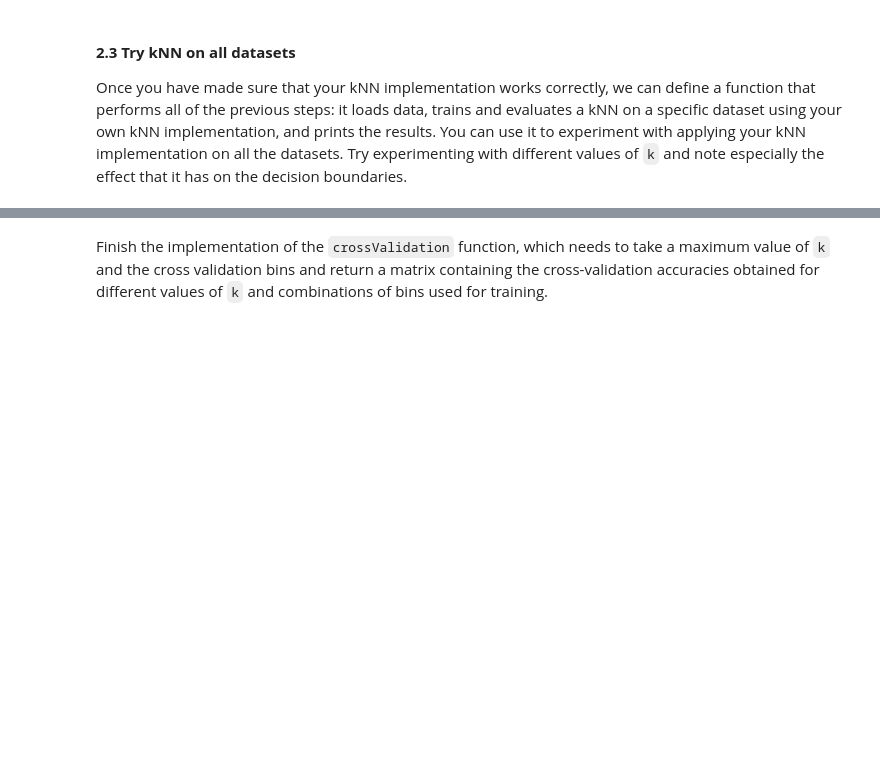
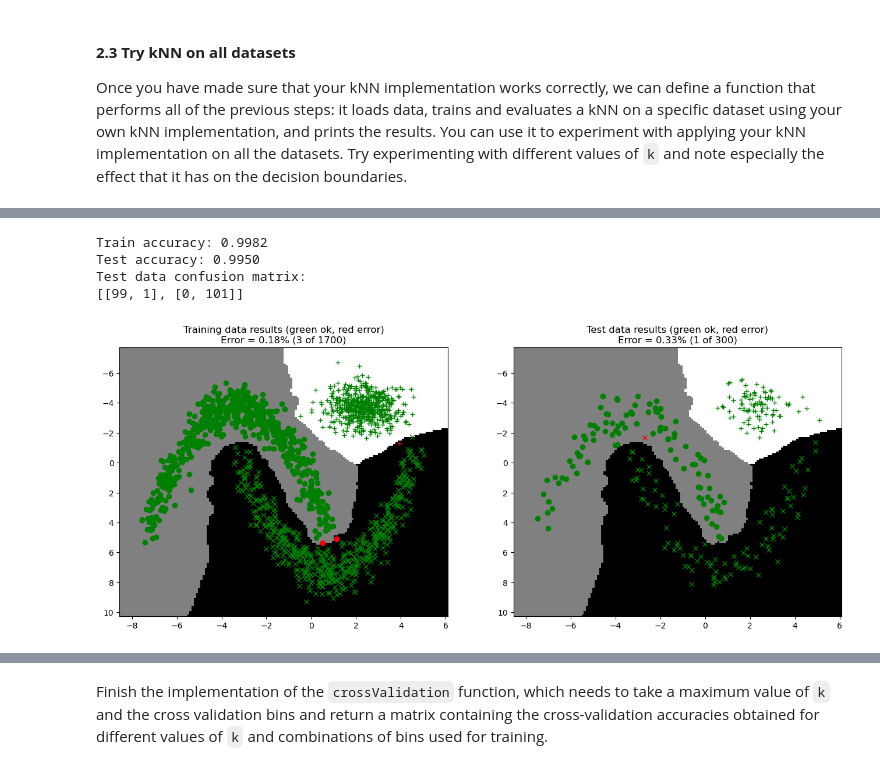
Before and after one commit to hugo-morvan/Neural_Networks, a Jupyter notebook: LabCode/A1_Supervised/main1_kNN.ipynb, the cells around one changed output, grey strips where cells are left out. Drawn from its saved outputs; the diff is of its cells as text; code cells hidden in the pictures; blank space fills up the shorter version.

```diff
--- a/LabCode/A1_Supervised/main1_kNN.ipynb
+++ b/LabCode/A1_Supervised/main1_kNN.ipynb
@@ -216,4 +253,10 @@ runkNNOnDataset(2, testSplit=0.15, k=1)
 # %%
-runkNNOnDataset(3, testSplit=0.15, k=1)
+runkNNOnDataset(3, testSplit=0.15, k=3)
+# %% [output]
+Train accuracy: 0.9982
+Test accuracy: 0.9950
+Test data confusion matrix:
+[[99, 1], [0, 101]]
+[figure, added]
 # %%
 runkNNOnDataset(4, testSplit=0.75, k=1)
```
Also changed, not shown: parts of 9 cells of this notebook.
